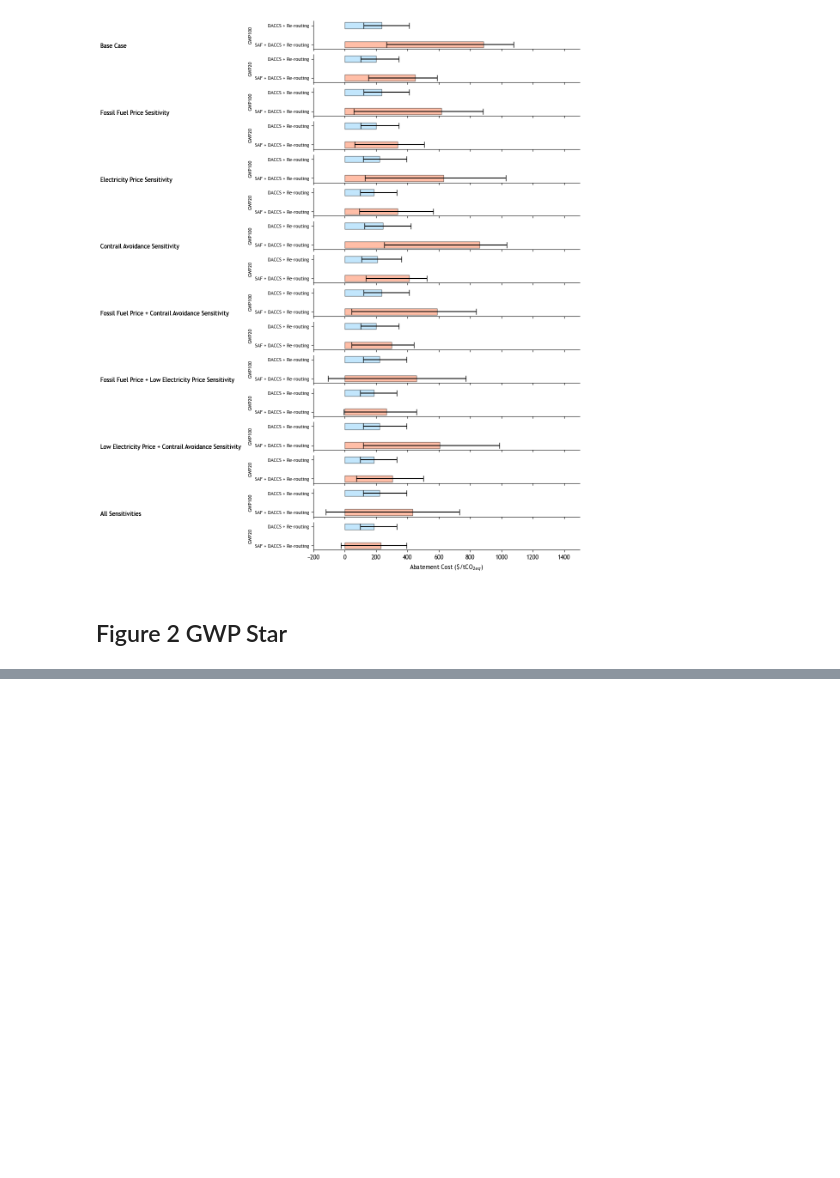
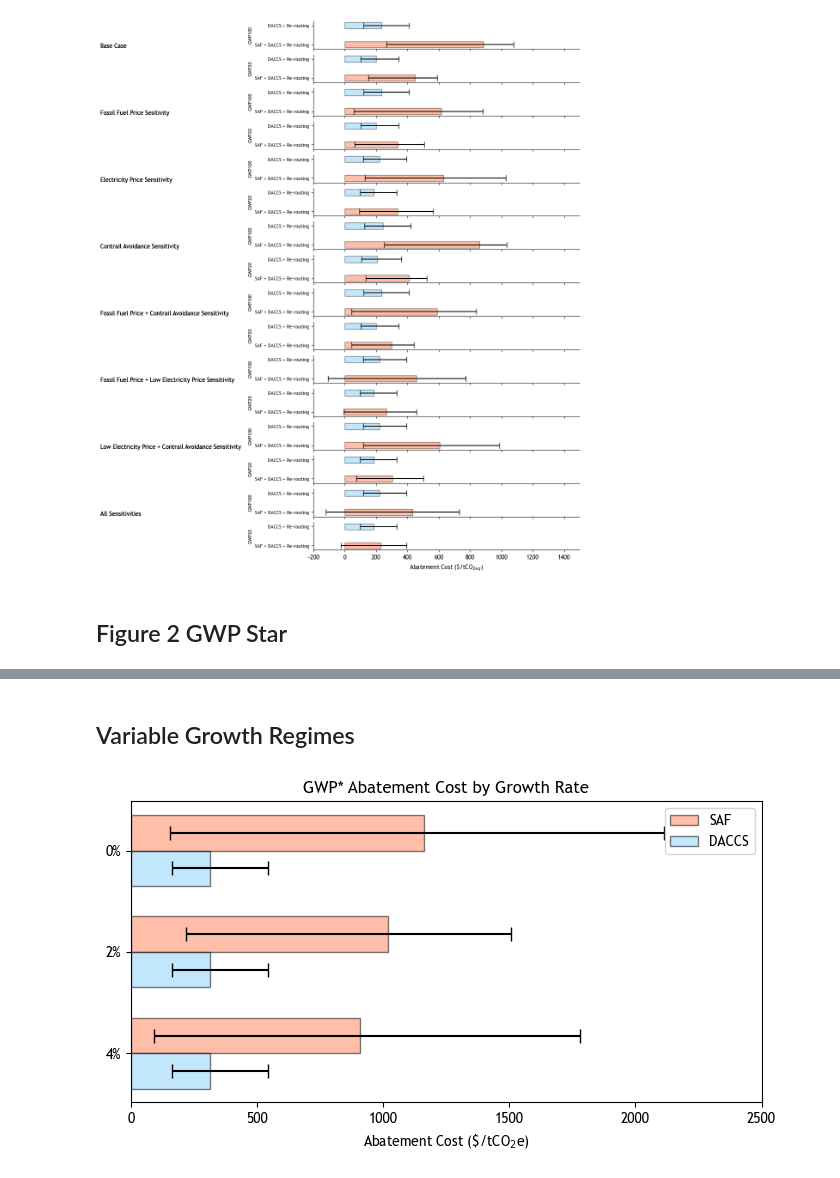
Before and after one commit to kfdsievert/DACCSvDACCU, a Jupyter notebook: code/plots.ipynb, the cells around one changed output, grey strips where cells are left out. Cells and saved outputs as stored; diff of their text form; code cells hidden in the pictures; blank space fills up the shorter version.

```diff
--- a/code/plots.ipynb
+++ b/code/plots.ipynb
@@ -1036,0 +1036,70 @@ plt.show()
+# %% [markdown]
+## Variable Growth Regimes
+# %%
+folder_names = [
+    "4_pct_growth",
+    "2_pct_growth",
+    "0_pct_growth",
+]
+
+gwp_star_file_name = "abatement_costs_saf_gwp_star.xlsx"
+daccs_file_name = "abatement_costs_daccs_gwp_star.xlsx"
+
+
+# Prepare data for plotting
+saf_medians, saf_lows, saf_highs = [], [], []
+daccs_medians, daccs_lows, daccs_highs = [], [], []
+labels = []
+
+for folder in folder_names:
+    file_path_gwp_star = os.path.join(notebook_dir, f"{root}/outputs/{folder}", gwp_star_file_name)
+    file_path_daccs = os.path.join(notebook_dir, f"{root}/outputs/{folder}", daccs_file_name)
+    labels.append(folder.replace("_pct_growth", "%"))
+    # SAF
+    if os.path.exists(file_path_gwp_star):
+        gwp_star_df = pd.read_excel(file_path_gwp_star, sheet_name="Base Case", index_col=0)
+        saf_medians.append(gwp_star_df.loc["50%", "Abatement Cost Range"])
+        saf_lows.append(gwp_star_df.loc["25%", "Abatement Cost Range"])
+        saf_highs.append(gwp_star_df.loc["75%", "Abatement Cost Range"])
+    else:
+        saf_medians.append(None)
+        saf_lows.append(None)
+        saf_highs.append(None)
+    # DACCS
+    if os.path.exists(file_path_daccs):
+        daccs_df = pd.read_excel(file_path_daccs, sheet_name="Base Case", index_col=0)
+        daccs_medians.append(daccs_df.loc["50%", "Abatement Cost Range"])
+        daccs_lows.append(daccs_df.loc["25%", "Abatement Cost Range"])
+        daccs_highs.append(daccs_df.loc["75%", "Abatement Cost Range"])
+    else:
+        daccs_medians.append(None)
+        daccs_lows.append(None)
+        daccs_highs.append(None)
+
+fig, ax = plt.subplots(figsize=(7, 4))
+bar_height = 0.35
+y_pos = np.arange(len(folder_names))
+plt.xlim(0,2500)
+
+# SAF bars
+ax.barh(y_pos + bar_height/2, saf_medians, height=bar_height, color=color_saf, alpha=0.5, edgecolor='black', label="SAF")
+ax.errorbar(saf_medians, y_pos + bar_height/2,
+            xerr=[np.array(saf_medians) - np.array(saf_lows), np.array(saf_highs) - np.array(saf_medians)],
+            fmt='none', color='black', capsize=5, capthick=1)
+
+# DACCS bars
+ax.barh(y_pos - bar_height/2, daccs_medians, height=bar_height, color=color_daccs, alpha=0.5, edgecolor='black', label="DACCS")
+ax.errorbar(daccs_medians, y_pos - bar_height/2,
+            xerr=[np.array(daccs_medians) - np.array(daccs_lows), np.array(daccs_highs) - np.array(daccs_medians)],
+            fmt='none', color='black', capsize=5, capthick=1)
+
+ax.set_yticks(y_pos)
+ax.set_yticklabels(labels)
+ax.set_xlabel(r"Abatement Cost (\$/tCO$_2$e)")
+ax.set_title("GWP* Abatement Cost by Growth Rate")
+ax.legend(loc='upper right')
+ax.set_xlim(left=0)
+plt.tight_layout()
+plt.show()
+# %% [output]
+[figure, added]
```
Also changed, not shown: parts of 3 cells of this notebook, 3 other files.
